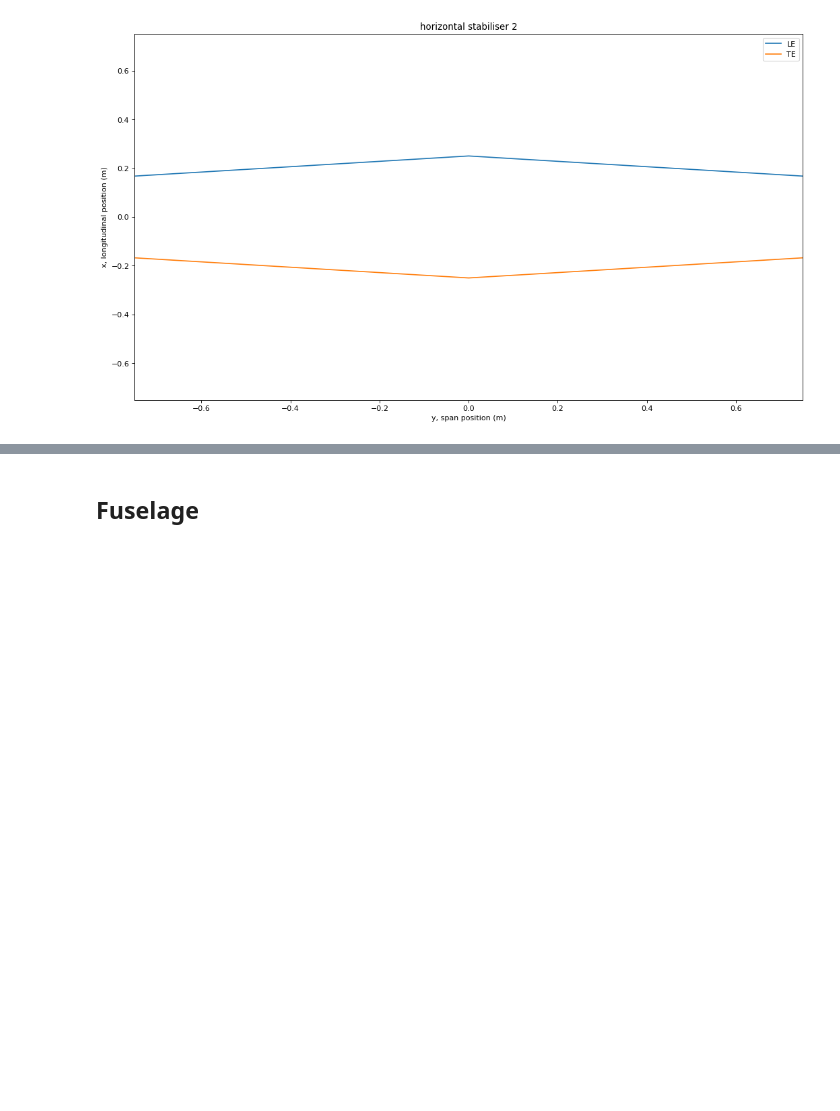
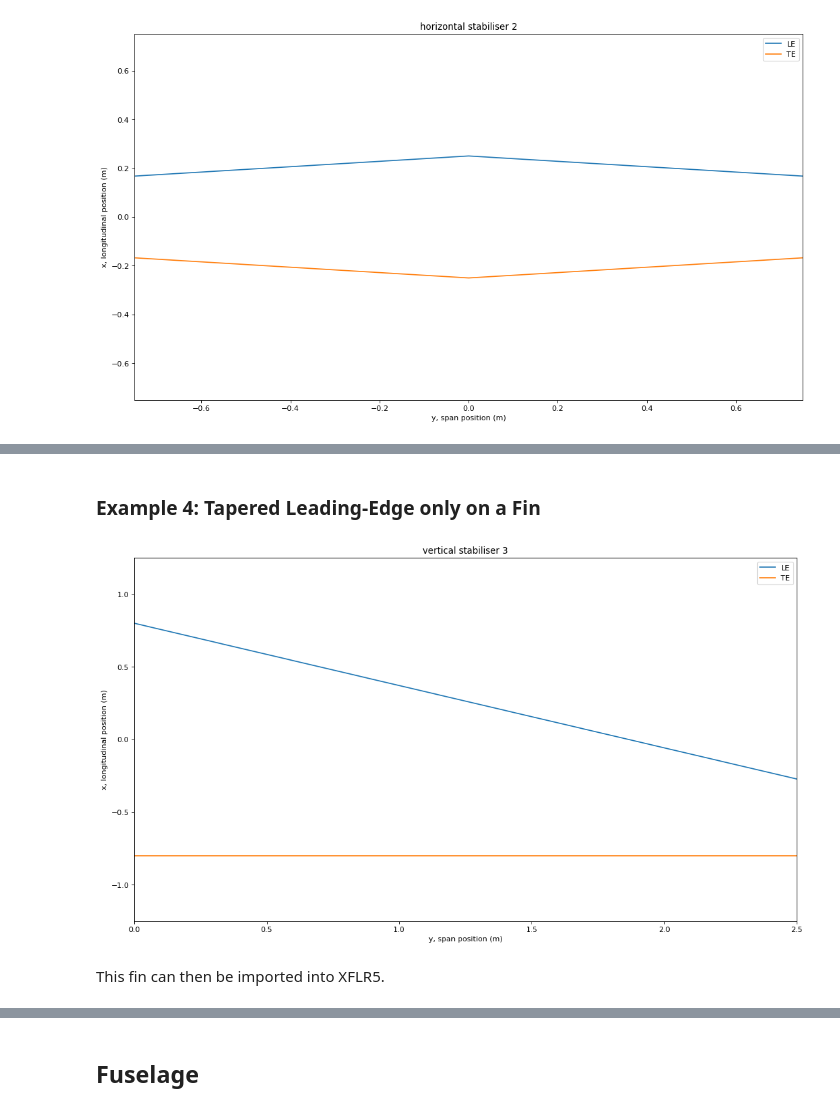
Before and after one commit to EliotDucky/AC2XFLR, a Jupyter notebook: Demo.ipynb, the cells around one changed output, grey strips where cells are left out. Cells and saved outputs as stored; diff of their text form; code cells hidden in the pictures; blank space fills up the shorter version.

Commit message:
Taper Bias

```diff
--- a/Demo.ipynb
+++ b/Demo.ipynb
@@ -141,3 +142,21 @@ Successfully created file horiz2.xml
 [figure]
 # %% [markdown]
 <img src="docs_source/taper_tail.png">
+# %% [markdown]
+### Example 4: Tapered Leading-Edge only on a Fin
+# %%
+foil = "NACA 0010"
+angle_of_attack = 0 #deg
+span = 5 #m
+root_chord = 1.6 #m
+mass = 8 #kg
+shape_args = {"shape": "taper", "taper_ratio": 0.33, "taper_bias": 1.0}
+_type = "vertical stabiliser"
+symmetric_fin = False
+double_fin = False
+draw = True
+fin = Wing(foil, angle_of_attack, span, root_chord, mass, shape_args, _type, symmetric_fin, double_fin, draw)
+# %% [output]
+[figure, added]
+# %% [markdown]
+This fin can then be imported into XFLR5.
```
Also changed, not shown: parts of 4 cells of this notebook, 3 other files.
